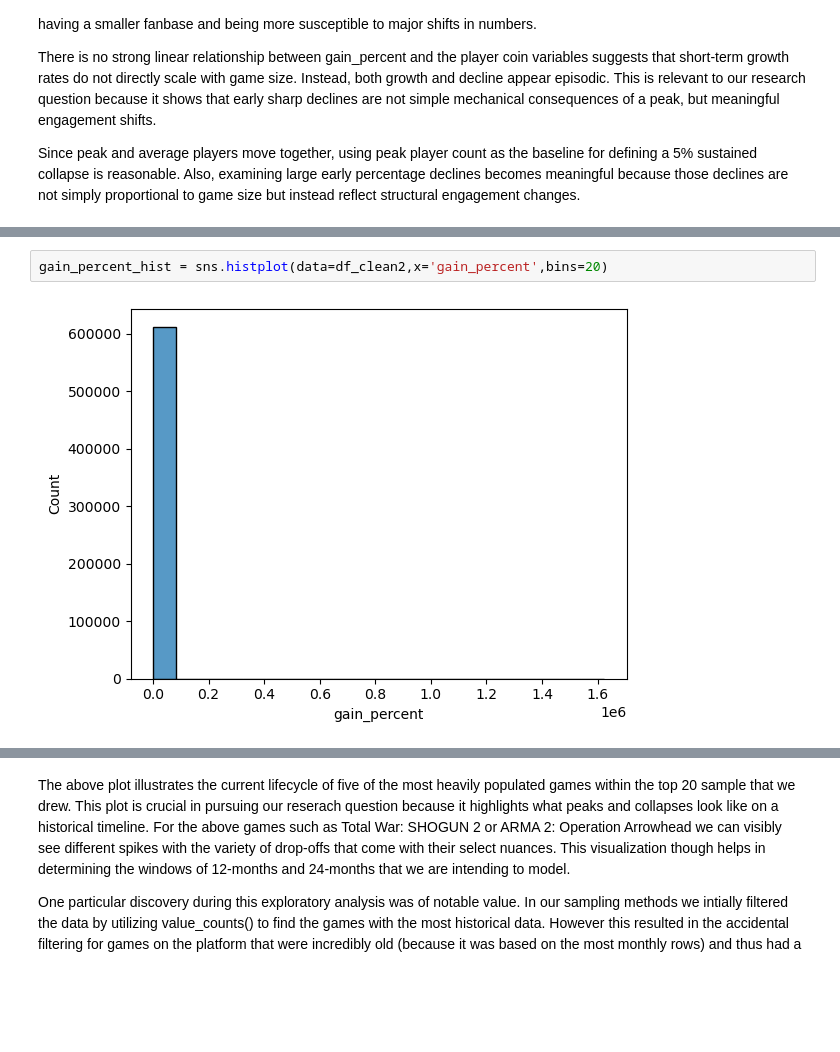
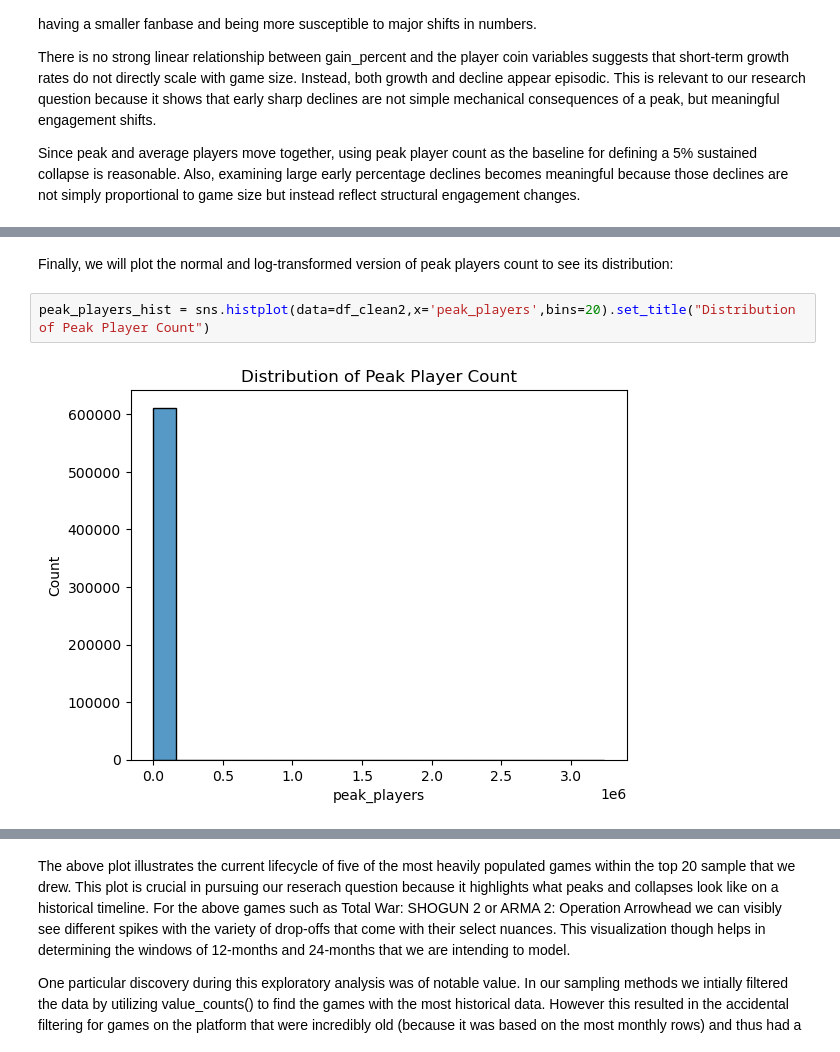
Before and after one commit to COGS108/Group107_WI26, a Jupyter notebook: 03-FinalProject.ipynb, the cells around one changed output, grey strips where cells are left out. Drawn from its saved outputs; the diff is of its cells as text; blank space fills up the shorter version.

```diff
--- a/03-FinalProject.ipynb
+++ b/03-FinalProject.ipynb
@@ -356,4 +326,6 @@ Recognizing and correcting for skewness strengthens our ability to test whether
+# %% [markdown]
+Finally, we will plot the normal and log-transformed version of peak players count to see its distribution:
 # %%
-gain_percent_hist = sns.histplot(data=df_clean2,x='gain_percent',bins=20)
+peak_players_hist = sns.histplot(data=df_clean2,x='peak_players',bins=20).set_title("Distribution of Peak Player Count")
 # %% [output]
-[figure, old version]
+[figure, new version]
```
Also changed, not shown: parts of 25 cells of this notebook.
